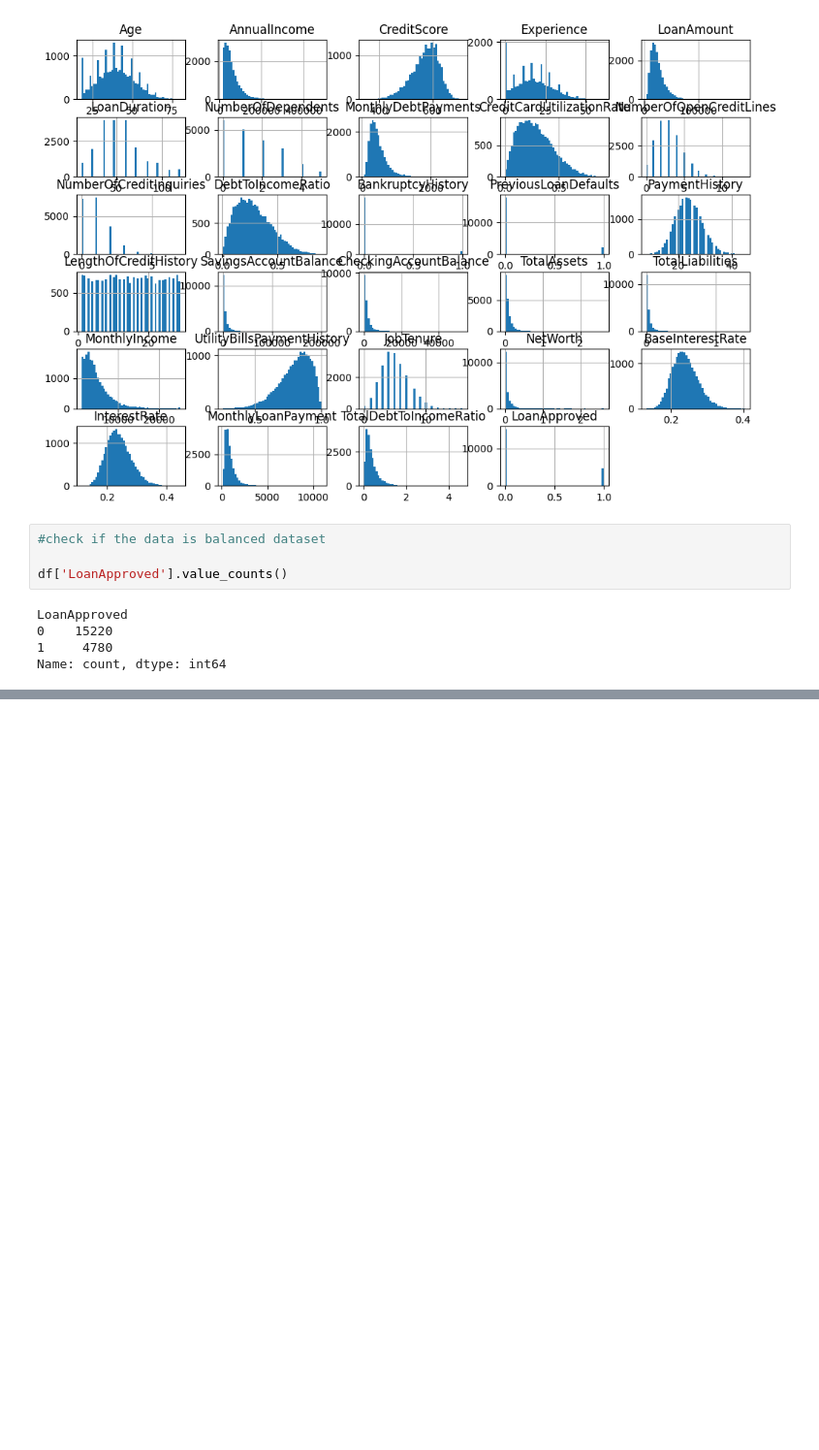
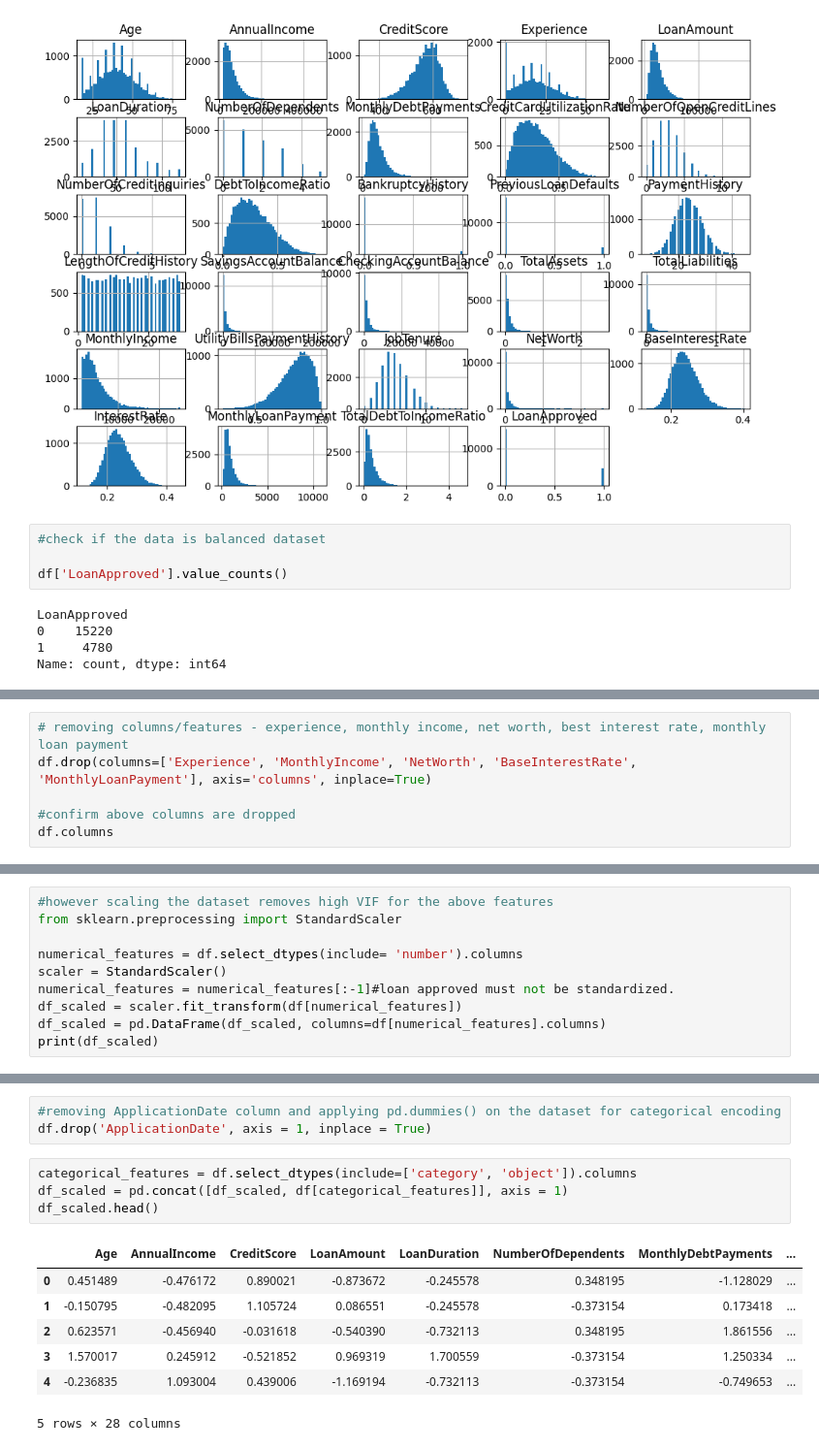
Before and after one commit to PavanKumar181098/CreditRiskClassification, a Jupyter notebook: CreditRiskClassification_notebook.ipynb, the cells around one changed output, grey strips where cells are left out. Shown at 97% size. Saved outputs shown, nothing was run; the diff lists cells and outputs as text; blank space fills up the shorter version.

```diff
--- a/CreditRiskClassification_notebook.ipynb
+++ b/CreditRiskClassification_notebook.ipynb
@@ -162,0 +323,6 @@ plt.show()
+# %%
+# removing columns/features - experience, monthly income, net worth, best interest rate, monthly loan payment
+df.drop(columns=['Experience', 'MonthlyIncome', 'NetWorth', 'BaseInterestRate', 'MonthlyLoanPayment'], axis='columns', inplace=True)
+
+#confirm above columns are dropped
+df.columns
@@ -162,0 +358,10 @@ plt.show()
+# %%
+#however scaling the dataset removes high VIF for the above features
+from sklearn.preprocessing import StandardScaler
+
+numerical_features = df.select_dtypes(include= 'number').columns
+scaler = StandardScaler()
+numerical_features = numerical_features[:-1]#loan approved must not be standardized.
+df_scaled = scaler.fit_transform(df[numerical_features])
+df_scaled = pd.DataFrame(df_scaled, columns=df[numerical_features].columns)
+print(df_scaled)
@@ -162,0 +418,15 @@ plt.show()
+# %%
+#removing ApplicationDate column and applying pd.dummies() on the dataset for categorical encoding
+df.drop('ApplicationDate', axis = 1, inplace = True)
+# %%
+categorical_features = df.select_dtypes(include=['category', 'object']).columns
+df_scaled = pd.concat([df_scaled, df[categorical_features]], axis = 1)
+df_scaled.head()
+# %% [output]
+|  | Age | AnnualIncome | CreditScore | LoanAmount | LoanDuration | NumberOfDependents | MonthlyDebtPayments | ... |
+| 0 | 0.451489 | -0.476172 | 0.890021 | -0.873672 | -0.245578 | 0.348195 | -1.128029 | ... |
+| 1 | -0.150795 | -0.482095 | 1.105724 | 0.086551 | -0.245578 | -0.373154 | 0.173418 | ... |
+| 2 | 0.623571 | -0.456940 | -0.031618 | -0.540390 | -0.732113 | 0.348195 | 1.861556 | ... |
+| 3 | 1.570017 | 0.245912 | -0.521852 | 0.969319 | 1.700559 | -0.373154 | 1.250334 | ... |
+| 4 | -0.236835 | 1.093004 | 0.439006 | -1.169194 | -0.732113 | -0.373154 | -0.749653 | ... |
+5 rows × 28 columns
```
Also changed, not shown: parts of 30 cells of this notebook.
